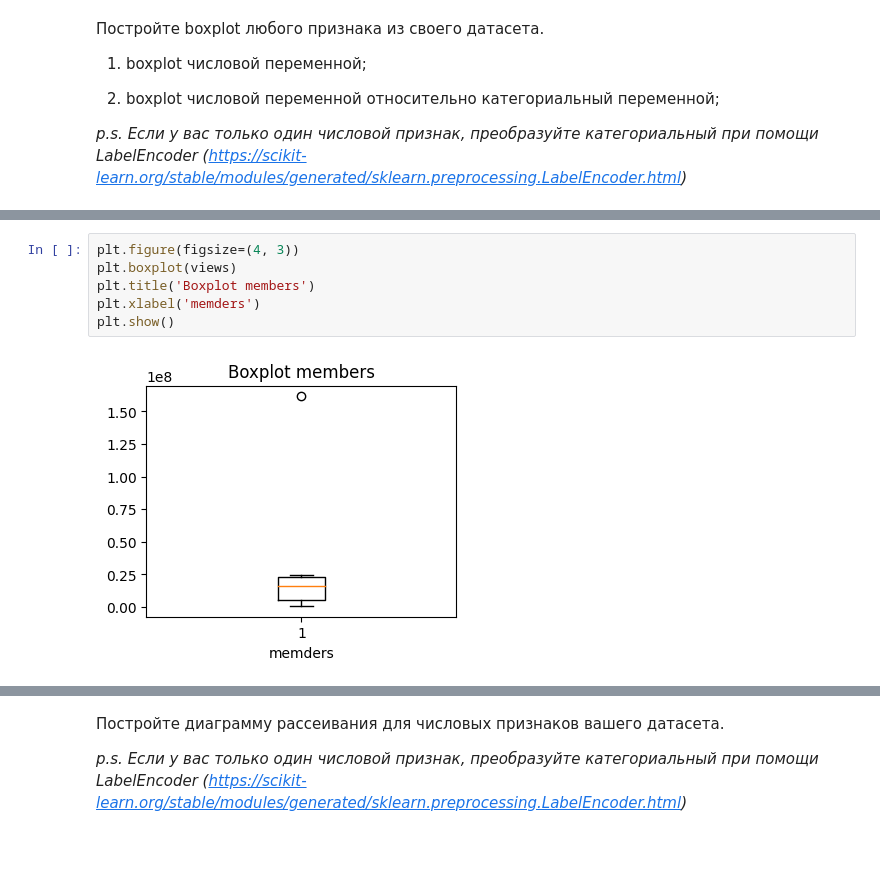
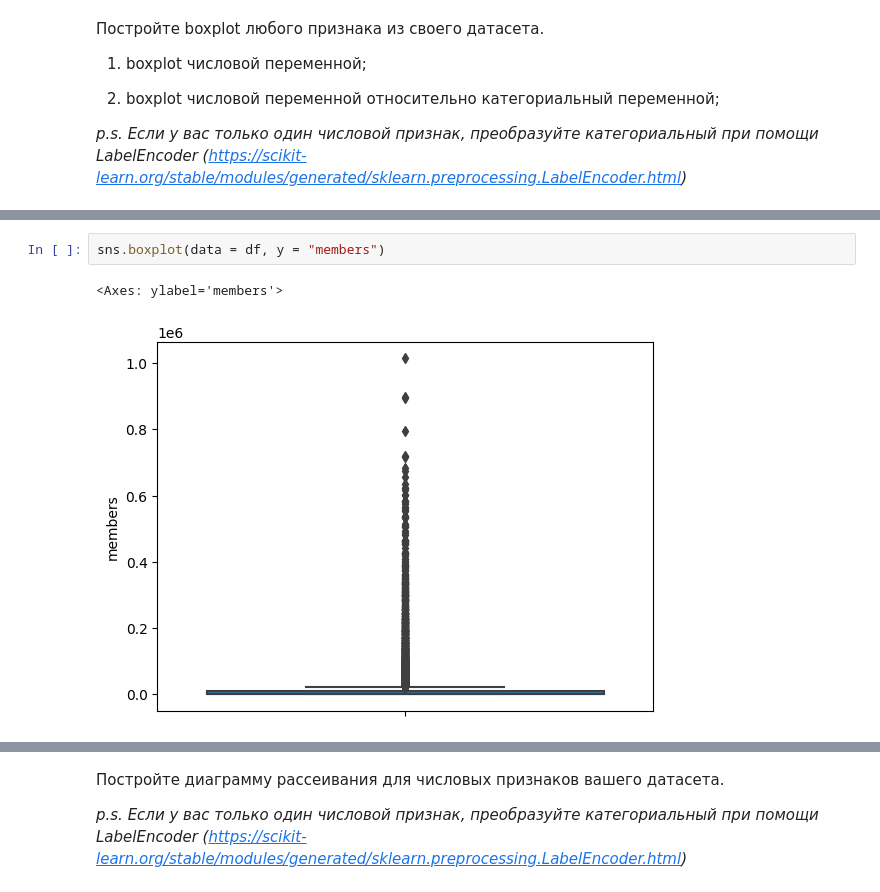
Before and after one commit to TheGodseeker/ML_PR, a Jupyter notebook: Задание_2.ipynb, the cells around one changed output, grey strips where cells are left out. Cells and saved outputs as stored; diff of their text form; blank space fills up the shorter version.

```diff
--- a/Задание_2.ipynb
+++ b/Задание_2.ipynb
@@ -192,8 +168,5 @@ plt.show()
-# %%
-plt.figure(figsize=(4, 3))
-plt.boxplot(views)
-plt.title('Boxplot members')
-plt.xlabel('memders')
-plt.show()
-# %% [output]
-[figure, removed]
+# %%
+sns.boxplot(data = df, y = "members")
+# %% [output]
+<Axes: ylabel='members'>
+[figure, added]
```
Also changed, not shown: parts of 13 cells of this notebook.
